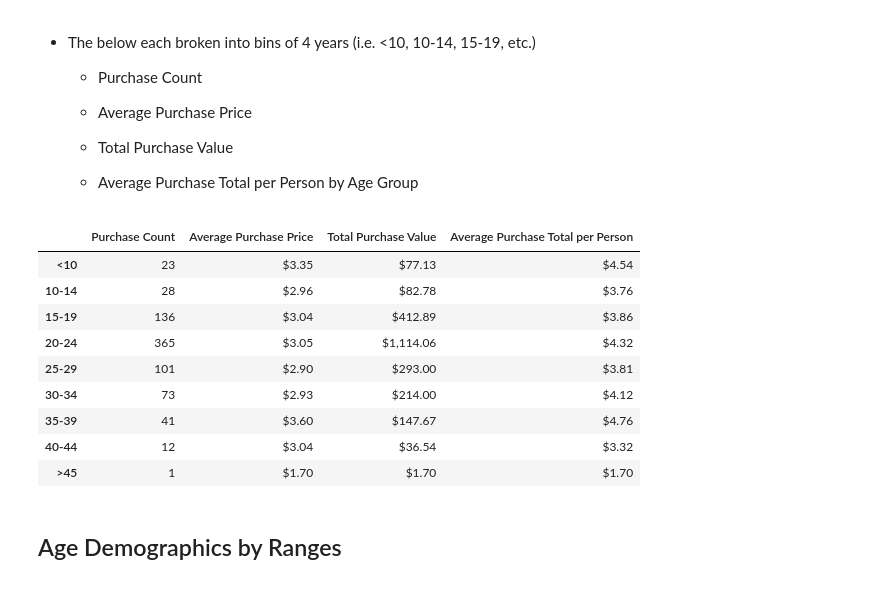
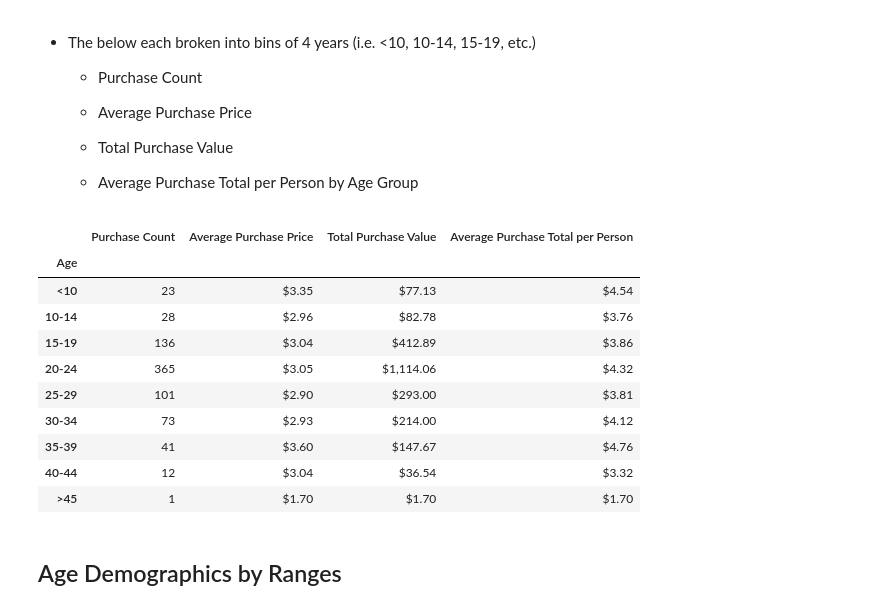
Before and after one commit to JCMedinaG/Pandas-Project, a Jupyter notebook: Heroes.ipynb, the cells around one changed output. Drawn from its saved outputs; the diff is of its cells as text; code cells hidden in the pictures.

```diff
--- a/Heroes.ipynb
+++ b/Heroes.ipynb
@@ -121,21 +121,22 @@ gender_demographics.style.format({"Average Purchase Value":"${:,.2f}",
 # %%
 age_bins = [0, 9.99, 14.99, 19.99, 24.99, 29.99, 34.99, 39.99, 44.99, 99]
 group_names = ["<10", "10-14", "15-19", "20-24", "25-29", "30-34", "35-39", "40-44", ">45" ]
 purchase_data["Age Group"]= pd.cut(purchase_data["Age"], age_bins, labels= group_names)
 purchase_data
 age_group = purchase_data.groupby("Age Group")
 total_age = age_group["SN"].nunique()
 
 purchase_count_age = age_group["Purchase ID"].count()
 average_purchase_price_per_age = age_group["Price"].mean()
 total_purchase_value = age_group["Price"].sum()
 average_purchase_per_age = total_purchase_value / total_age
 age_demographics = pd.DataFrame({"Purchase Count":purchase_count_age,"Average Purchase Price":average_purchase_price_per_age, "Total Purchase Value":total_purchase_value, "Average Purchase Total per Person":average_purchase_per_age})
-age_demographics.index.name = None
-age_demographics.style.format({ "Average Purchase Price":"${:,.2f}",
+age_demographics.index.name = "Age"
+age_demographics.style.format({ "Age":"${:,.2f}", "Average Purchase Price":"${:,.2f}",
                                   "Total Purchase Value":"${:,.2f}", "Average Purchase Total per Person":"${:,.2f}"})
 # %% [output]
 |  | Purchase Count | Average Purchase Price | Total Purchase Value | Average Purchase Total per Person |
+| Age |  |  |  |  |
 | <10 | 23 | $3.35 | $77.13 | $4.54 |
 | 10-14 | 28 | $2.96 | $82.78 | $3.76 |
 | 15-19 | 136 | $3.04 | $412.89 | $3.86 |
```
Also changed, not shown: parts of 1 cell of this notebook.
